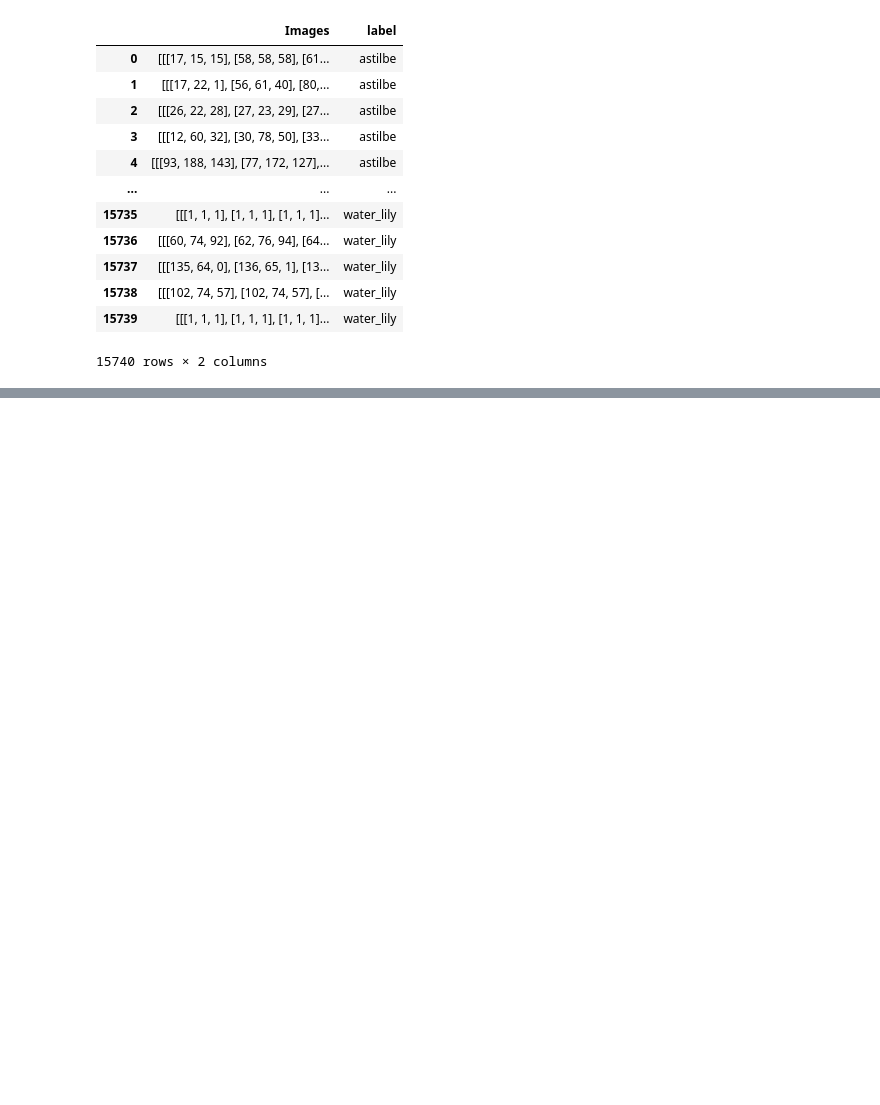
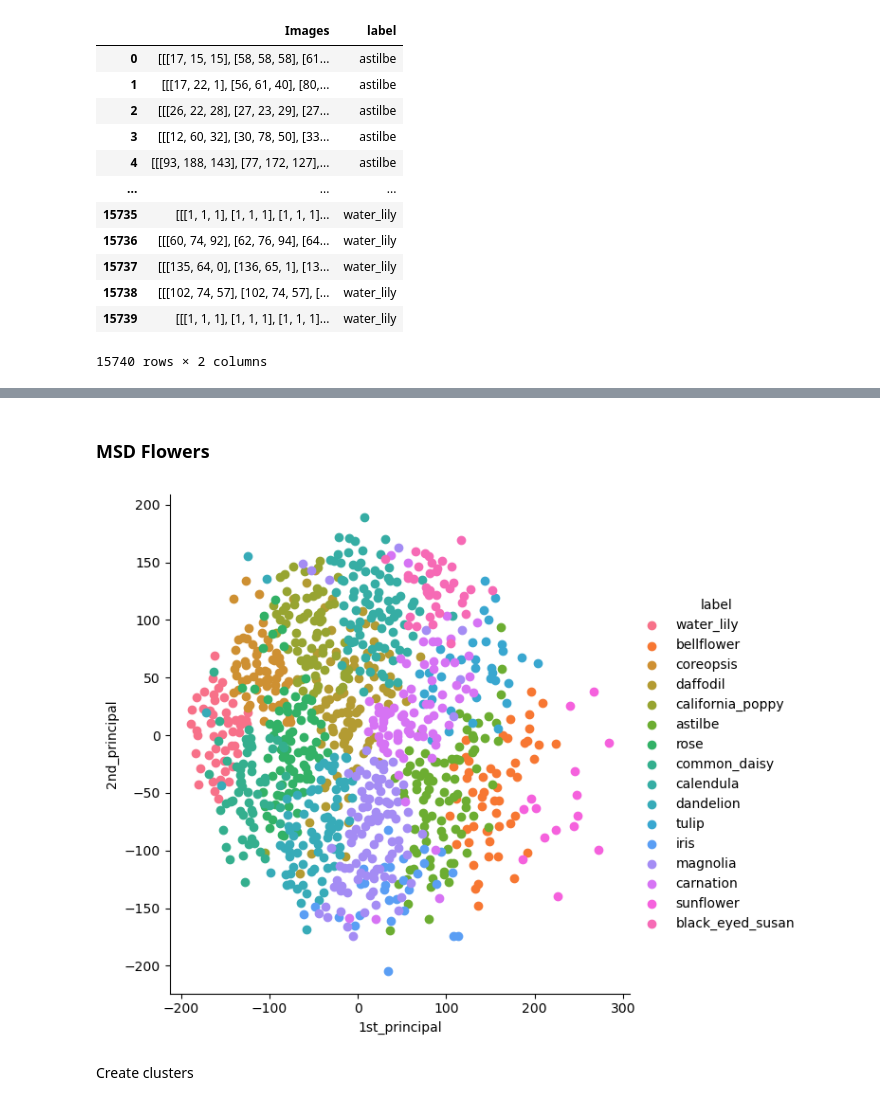
Before and after one commit to afrincon2/Computational_linear_algebra, a Jupyter notebook: Flores_analysis.ipynb, the cells around one changed output, grey strips where cells are left out. Cells and saved outputs as stored; diff of their text form; code cells hidden in the pictures; blank space fills up the shorter version.

```diff
--- a/Flores_analysis.ipynb
+++ b/Flores_analysis.ipynb
@@ -156,0 +153,15 @@ Accuracy: 16.7
+# %% [markdown]
+### MSD Flowers
+# %%
+standardized_data = MinMaxScaler().fit_transform(matrix2)
+embedding = MDS(n_components=2)#, normalized_stress='auto')
+X_transformed = embedding.fit_transform(standardized_data)
+X_transformed = np.vstack((X_transformed.T, median_values.index[labels])).T
+# %%
+mds_df = pd.DataFrame(data=X_transformed, columns=("1st_principal", "2nd_principal", "label"))
+sn.FacetGrid(mds_df, hue="label", size=6).map(plt.scatter, '1st_principal', '2nd_principal').add_legend()
+plt.show()
+# %% [output]
+[figure, added]
+# %% [markdown]
+Create clusters
```
Also changed, not shown: parts of 21 cells of this notebook, 1 other file.
